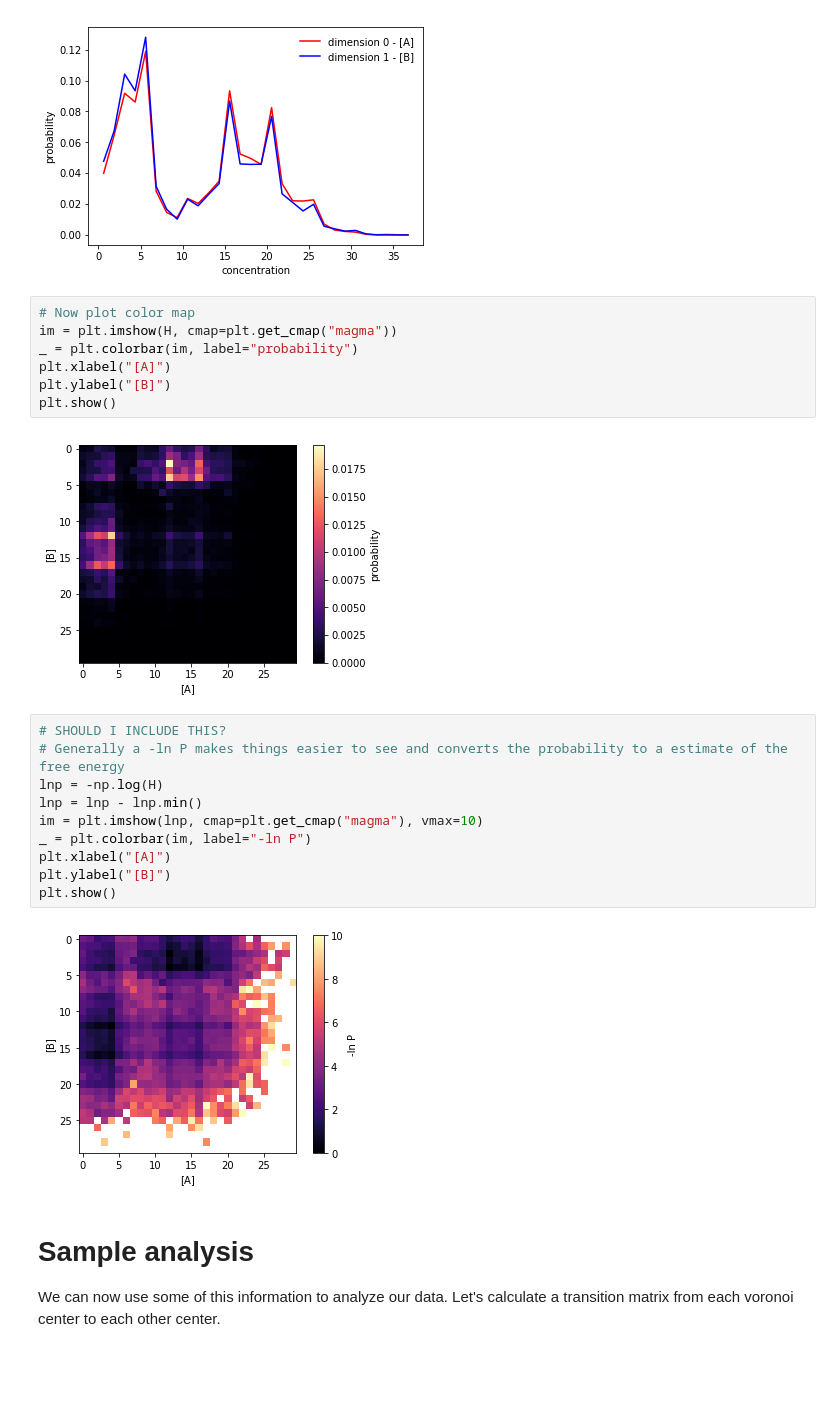
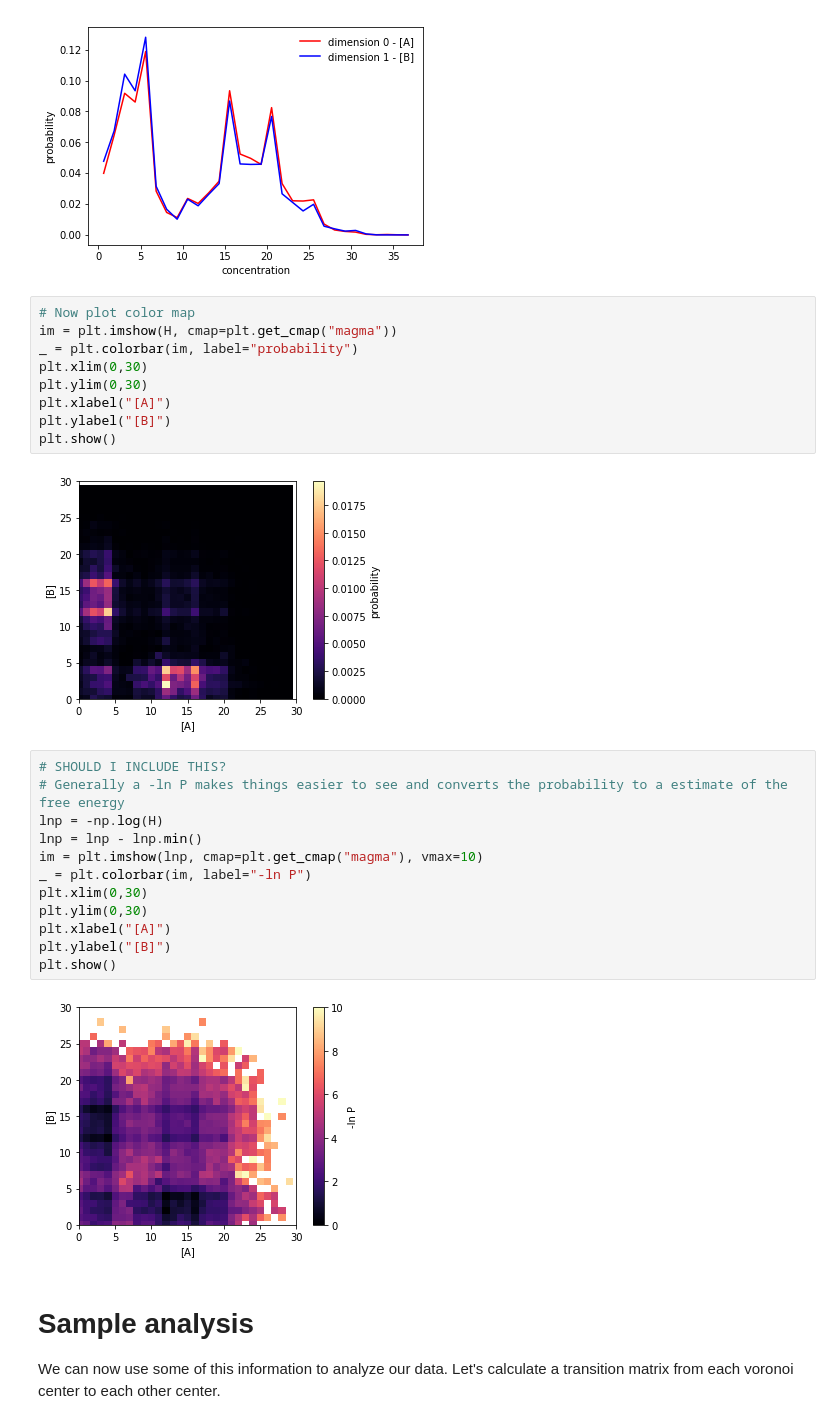
Before and after one commit to ASinanSaglam/WESTPA_Workshop_2018_Saglam, a Jupyter notebook: analysis/analysis_test.ipynb, the cells around one changed output. Saved outputs shown, nothing was run; the diff lists cells and outputs as text; blank space fills up the shorter version.

```diff
--- a/analysis/analysis_test.ipynb
+++ b/analysis/analysis_test.ipynb
@@ -207,23 +207,27 @@ plt.show()
 # Now plot color map
 im = plt.imshow(H, cmap=plt.get_cmap("magma"))
 _ = plt.colorbar(im, label="probability")
+plt.xlim(0,30)
+plt.ylim(0,30)
 plt.xlabel("[A]")
 plt.ylabel("[B]")
 plt.show()
 # %% [output]
-[figure, old version]
+[figure, new version]
 # %%
 # SHOULD I INCLUDE THIS?
 # Generally a -ln P makes things easier to see and converts the probability to a estimate of the free energy
 lnp = -np.log(H)
 lnp = lnp - lnp.min()
 im = plt.imshow(lnp, cmap=plt.get_cmap("magma"), vmax=10)
 _ = plt.colorbar(im, label="-ln P")
+plt.xlim(0,30)
+plt.ylim(0,30)
 plt.xlabel("[A]")
 plt.ylabel("[B]")
 plt.show()
 # %% [output]
-[figure, old version]
+[figure, new version]
 # %% [markdown]
 # Sample analysis
 
```
Also changed, not shown: parts of 4 cells of this notebook.
